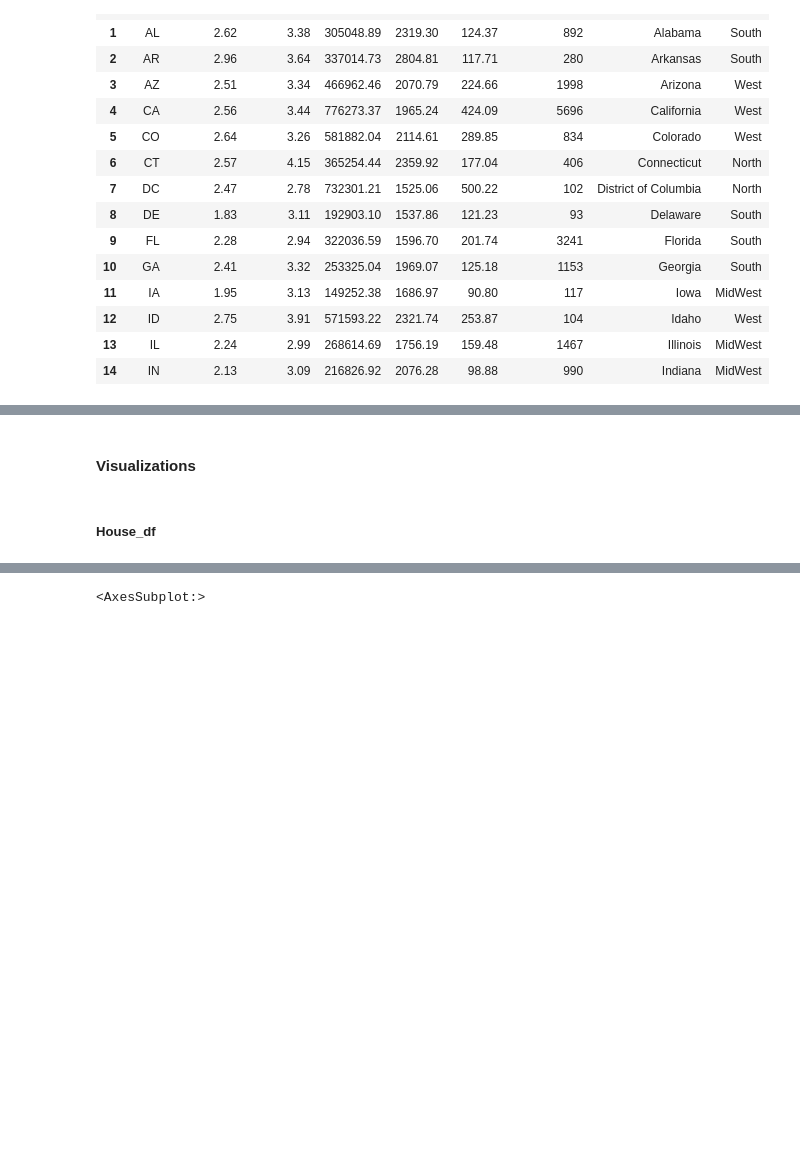
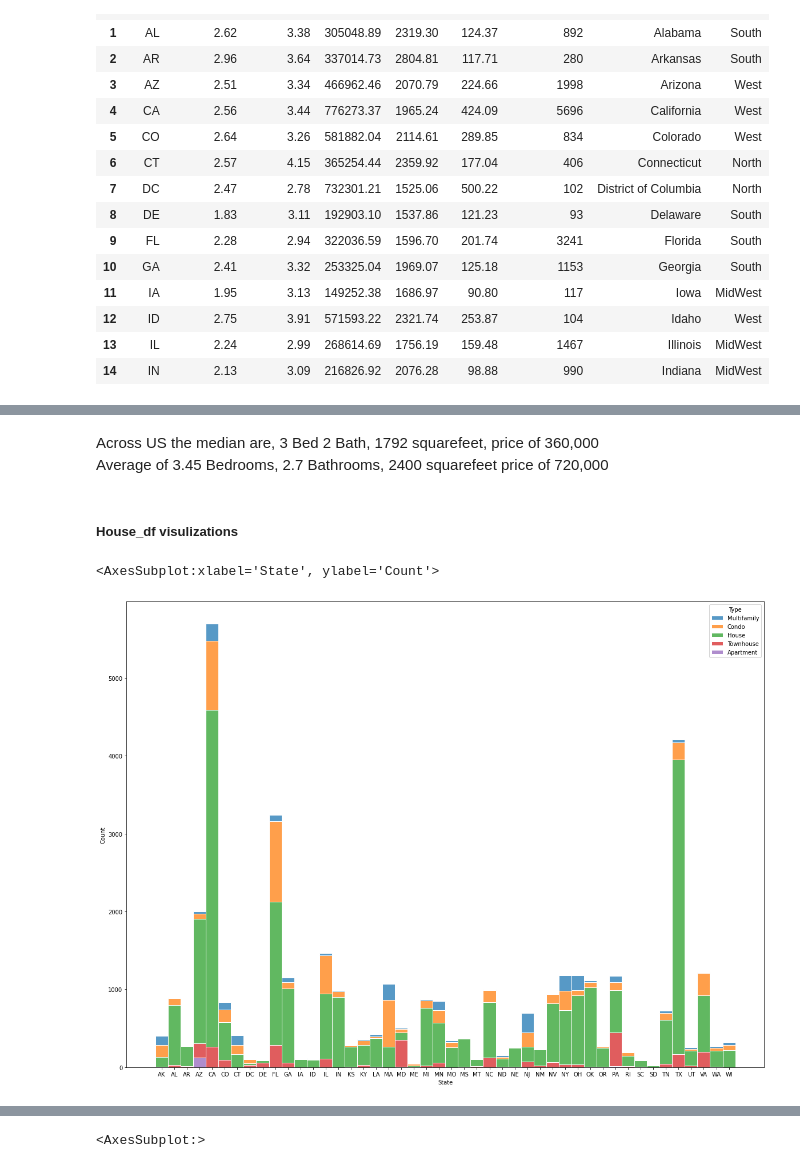
Before and after one commit to StockJanitor/CIS41_Project, a Jupyter notebook: CIS41_Project.ipynb, the cells around one changed output, grey strips where cells are left out. Saved outputs shown, nothing was run; the diff lists cells and outputs as text; code cells hidden in the pictures; blank space fills up the shorter version.

Commit message:
plots edits

```diff
--- a/CIS41_Project.ipynb
+++ b/CIS41_Project.ipynb
@@ -777,4 +739,11 @@ state_df.sort_values(by='perSqFt',ascending=False)
-# %% [markdown]
-#### Visualizations
+# %% [markdown]
+Across US the median are, 3 Bed 2 Bath, 1792 squarefeet, price of 360,000<br>
+Average of 3.45 Bedrooms, 2.7 Bathrooms, 2400 squarefeet price of 720,000
 # %% [markdown]
-##### House_df
+##### House_df visulizations
+# %%
+plt.figure(figsize=(20,15))
+sns.histplot(data=house_df,x='State',hue='Type',multiple='stack',edgecolor='white')
+# %% [output]
+<AxesSubplot:xlabel='State', ylabel='Count'>
+[figure, added]
```
Also changed, not shown: parts of 15 cells of this notebook.
